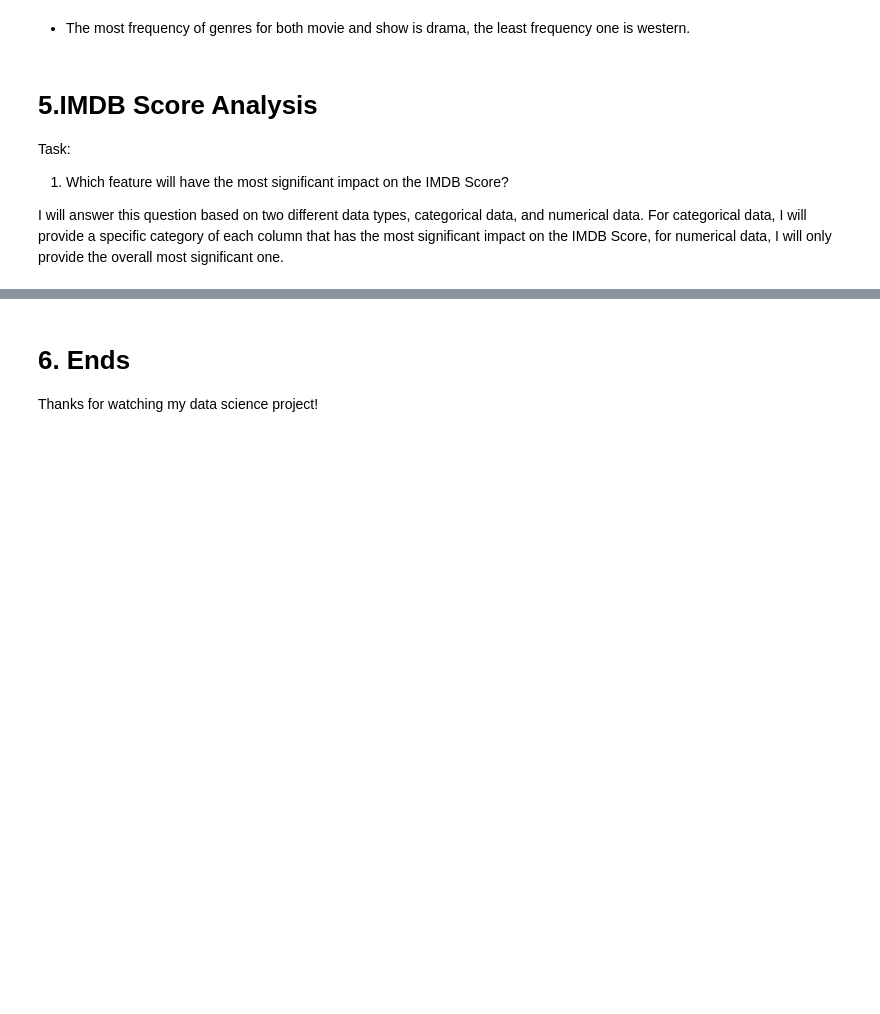
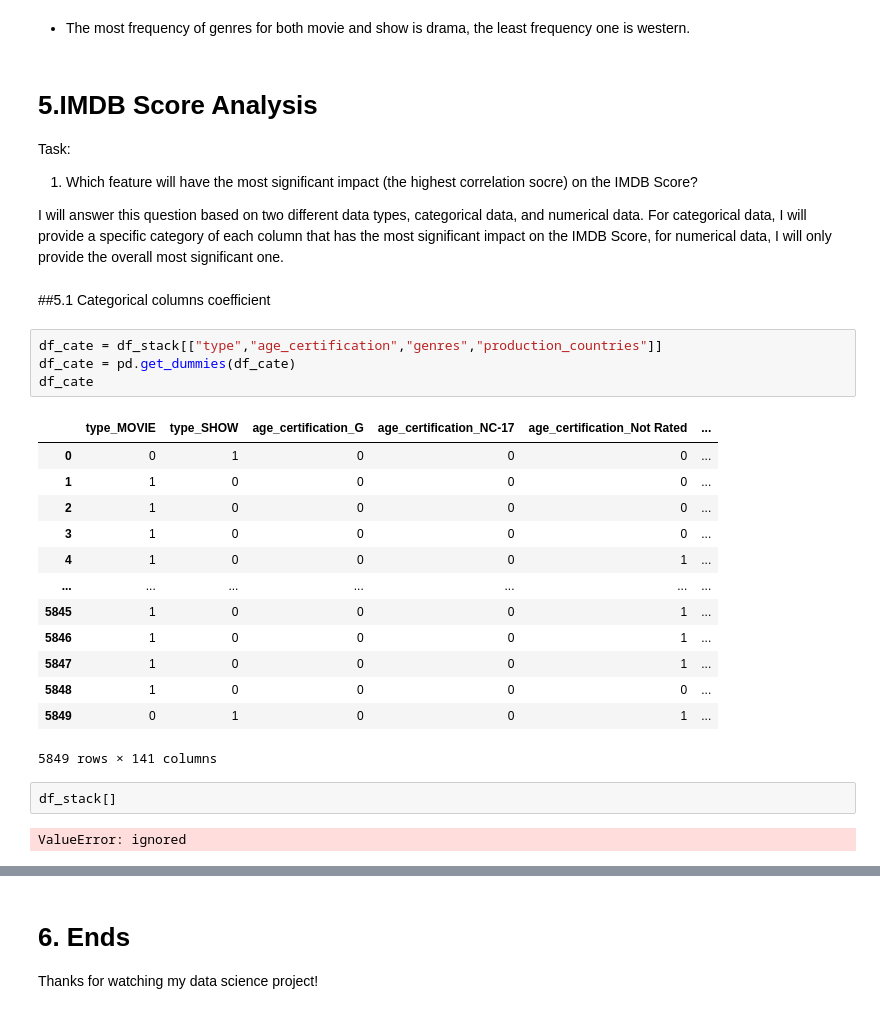
Before and after one commit to JackieYi/Kaggle-Netfilx-Project, a Jupyter notebook: project.ipynb, the cells around one changed output, grey strips where cells are left out. Saved outputs shown, nothing was run; the diff lists cells and outputs as text; blank space fills up the shorter version.

```diff
--- a/project.ipynb
+++ b/project.ipynb
@@ -370,6 +370,30 @@ type_genres_fig.show()
 
 Task:
 
-1. Which feature will have the most significant impact on the IMDB Score?
+1. Which feature will have the most significant impact (the highest correlation socre) on the IMDB Score?
 
 I will answer this question based on two different data types, categorical data, and numerical data. For categorical data, I will provide a specific category of each column that has the most significant impact on the IMDB Score, for numerical data, I will only provide the overall most significant one.
+# %% [markdown]
+##5.1 Categorical columns coefficient
+# %%
+df_cate = df_stack[["type","age_certification","genres","production_countries"]]
+df_cate = pd.get_dummies(df_cate)
+df_cate
+# %% [output]
+|  | type_MOVIE | type_SHOW | age_certification_G | age_certification_NC-17 | age_certification_Not Rated | ... |
+| 0 | 0 | 1 | 0 | 0 | 0 | ... |
+| 1 | 1 | 0 | 0 | 0 | 0 | ... |
+| 2 | 1 | 0 | 0 | 0 | 0 | ... |
+| 3 | 1 | 0 | 0 | 0 | 0 | ... |
+| 4 | 1 | 0 | 0 | 0 | 1 | ... |
+| ... | ... | ... | ... | ... | ... | ... |
+| 5845 | 1 | 0 | 0 | 0 | 1 | ... |
+| 5846 | 1 | 0 | 0 | 0 | 1 | ... |
+| 5847 | 1 | 0 | 0 | 0 | 1 | ... |
+| 5848 | 1 | 0 | 0 | 0 | 0 | ... |
+| 5849 | 0 | 1 | 0 | 0 | 1 | ... |
+5849 rows × 141 columns
+# %%
+df_stack[]
+# %% [output]
+ValueError: ignored
```
Also changed, not shown: parts of 1 cell of this notebook.
